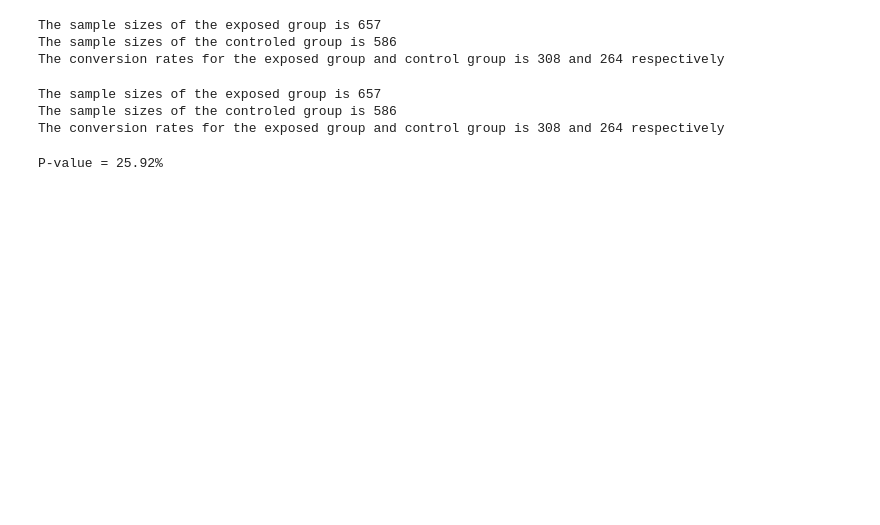
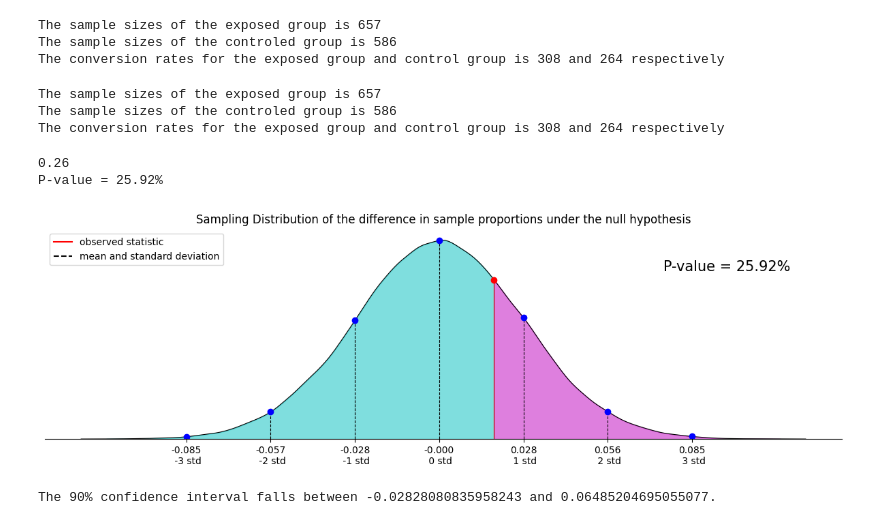
Before and after one commit to 10X-groups/AB-testing, a Jupyter notebook: notebooks/classical_ABtesting.ipynb, the cells around one changed output. Saved outputs shown, nothing was run; the diff lists cells and outputs as text; code cells hidden in the pictures; blank space fills up the shorter version.

```diff
--- a/notebooks/classical_ABtesting.ipynb
+++ b/notebooks/classical_ABtesting.ipynb
@@ -67,9 +71,11 @@ count = np.array([exposed_converted.shape[0], control_converted.shape[0]])
 sample = np.array([exposed.shape[0], control.shape[0]])
 #storing results of z test in variables
 stat, p_val = proportions_ztest(count, sample, alternative = 'larger')
+print('{0:.2f}'.format(p_val))
 p_value = '{0:.2f}%'.format(p_val*100)
 print('P-value = {}'.format(p_value))
 # %% [output]
+0.26
 P-value = 25.92%
 # %%
 exposed_simulation = np.random.binomial(exposed.shape[0], exposed.yes.mean(), 100000)/exposed.shape[0]
@@ -81,0 +147,43 @@ null_vals = np.random.normal(0, np.std(diffs), len(diffs))
+# %%
+def shading(data, left, right, color):
+
+    """
+    This function shades areas of the kde plot.
+    Arguments:
+    data = array
+    left = left boundary of the area to be shaded
+    right = right boundary of the area to be shaded
+    color = color
+    """
+
+    #Shading areas
+    kde = stats.gaussian_kde(data)
+    shade = np.linspace(left, right, 100)
+    plt.fill_between(shade, kde(shade), color = color, alpha = 0.5);
+# %%
+# Plotting the sampling distribution
+plot_result(null_vals, 15, difference, 'Sampling Distribution of the difference in sample proportions under the null hypothesis')
+shading(null_vals, difference, null_vals.max(),'m')
+shading(null_vals, null_vals.min(), difference,'c')
+plt.text(0.075, 12, "P-value = {}".format(p_value), color = 'black', size = 15);
+# %% [output]
+[figure, added]
+# %%
+# Calculate z statistic
+zscore = stats.norm.ppf(1 - .05)
+
+# Calculate mean proportion for exposed group
+p1 = exposed.yes.mean()
+# Calculate mean proportion for control group
+p2 = control.yes.mean()
+# Calculate distance from the mean
+distance_from_mean = ((p1*(1-p1)/exposed.yes.shape[0]) + (p2*(1-p2)/control.yes.shape[0])) ** 0.5 * zscore
+
+# Lower boarder of the interval
+low = difference - distance_from_mean
+# Higher boarder of the interval
+high = difference + distance_from_mean
+
+print('The 90% confidence interval falls between {} and {}.'.format(low, high))
+# %% [output]
+The 90% confidence interval falls between -0.02828080835958243 and 0.06485204695055077.
```
Also changed, not shown: parts of 5 cells of this notebook, 1 other file.
